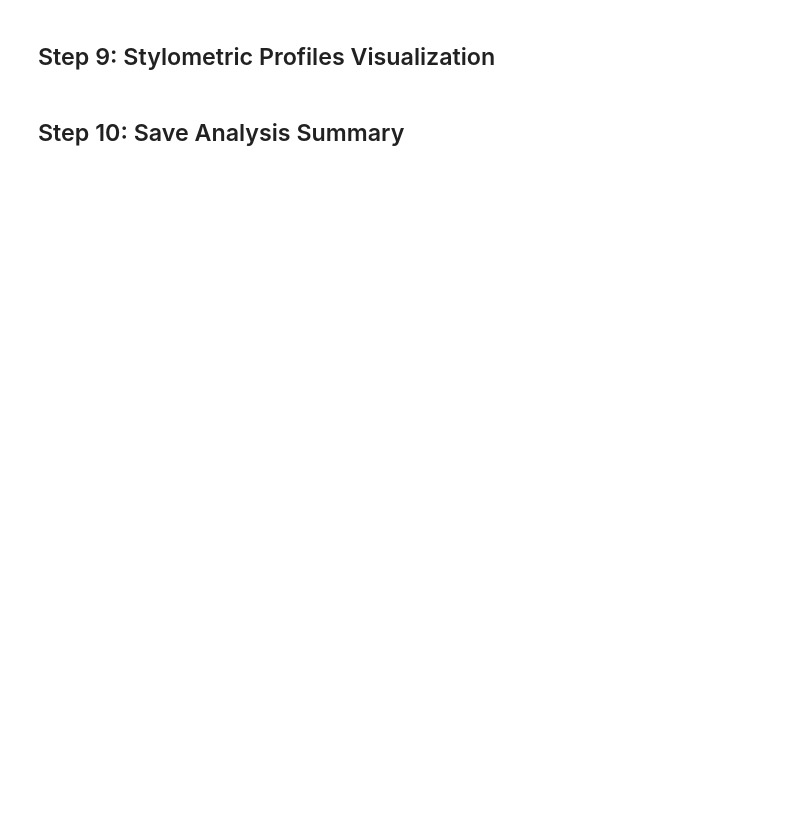
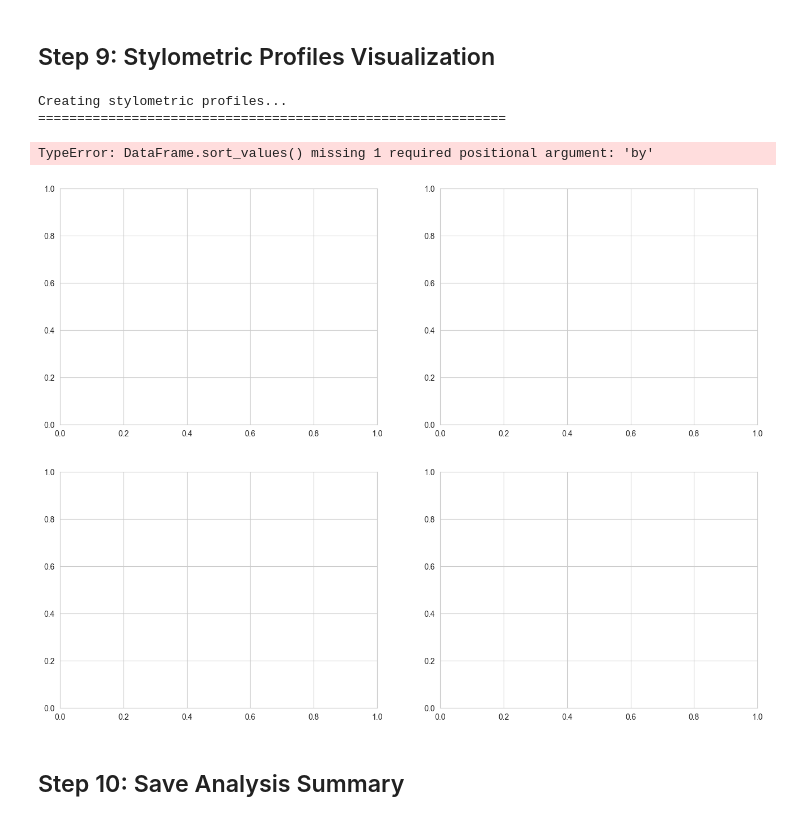
Before and after one commit to Aryaman33/songwriter-style-analysis, a Jupyter notebook: 03_exploratory_analysis.ipynb, the cells around one changed output. Drawn from its saved outputs; the diff is of its cells as text; code cells hidden in the pictures; blank space fills up the shorter version.

```diff
--- a/03_exploratory_analysis.ipynb
+++ b/03_exploratory_analysis.ipynb
@@ -271,57 +393,58 @@ print("Creating stylometric profiles...")
 print("="*60)
 
 fig, axes = plt.subplots(2, 2, figsize=(16, 12))
 
+# Calculate means for each metric
+lexical_div = df.groupby('target_songwriter')['lexical_diversity'].mean()
+avg_len = df.groupby('target_songwriter')['avg_word_length'].mean()
+word_cnt = df.groupby('target_songwriter')['word_count'].mean()
+long_ratio = df.groupby('target_songwriter')['long_word_ratio'].mean()
+
+# Sort if they're Series, otherwise just use as-is
+if isinstance(lexical_div, pd.Series):
+    lexical_div = lexical_div.sort_values()
+if isinstance(avg_len, pd.Series):
+    avg_len = avg_len.sort_values()
+if isinstance(word_cnt, pd.Series):
+    word_cnt = word_cnt.sort_values()
+if isinstance(long_ratio, pd.Series):
+    long_ratio = long_ratio.sort_values()
+
 # Plot 1: Lexical Diversity
-df.groupby('target_songwriter')['lexical_diversity'].mean().sort_values().plot(
-    kind='barh',
-    ax=axes[0, 0],
-    color='coral',
-    edgecolor='black'
-)
+lexical_div.plot(kind='barh', ax=axes[0, 0], color='coral', edgecolor='black')
 axes[0, 0].set_title('Lexical Diversity (Vocabulary Richness)', fontsize=12, fontweight='bold')
 axes[0, 0].set_xlabel('Lexical Diversity Ratio')
 axes[0, 0].grid(True, alpha=0.3)
 
 # Plot 2: Average Word Length
-df.groupby('target_songwriter')['avg_word_length'].mean().sort_values().plot(
-    kind='barh',
-    ax=axes[0, 1],
-    color='lightgreen',
-    edgecolor='black'
-)
+avg_len.plot(kind='barh', ax=axes[0, 1], color='lightgreen', edgecolor='black')
 axes[0, 1].set_title('Average Word Length', fontsize=12, fontweight='bold')
 axes[0, 1].set_xlabel('Average Characters per Word')
 axes[0, 1].grid(True, alpha=0.3)
 
 # Plot 3: Word Count
-df.groupby('target_songwriter')['word_count'].mean().sort_values().plot(
-    kind='barh',
-    ax=axes[1, 0],
-    color='plum',
-    edgecolor='black'
-)
+word_cnt.plot(kind='barh', ax=axes[1, 0], color='plum', edgecolor='black')
 axes[1, 0].set_title('Average Song Length (Word Count)', fontsize=12, fontweight='bold')
 axes[1, 0].set_xlabel('Number of Words')
 axes[1, 0].grid(True, alpha=0.3)
 
 # Plot 4: Long Word Ratio
-df.groupby('target_songwriter')['long_word_ratio'].mean().sort_values().plot(
-    kind='barh',
-    ax=axes[1, 1],
-    color='khaki',
-    edgecolor='black'
-)
+long_ratio.plot(kind='barh', ax=axes[1, 1], color='khaki', edgecolor='black')
 axes[1, 1].set_title('Long Word Usage (7+ Characters)', fontsize=12, fontweight='bold')
 axes[1, 1].set_xlabel('Ratio of Long Words')
 axes[1, 1].grid(True, alpha=0.3)
 
 plt.tight_layout()
 plt.savefig('data/stylometric_profiles.png', dpi=150, bbox_inches='tight')
 print("[SAVED] Stylometric profiles saved to data/stylometric_profiles.png")
 plt.show()
 
 print("\n" + "="*60)
+# %% [output]
+Creating stylometric profiles...
+============================================================
+TypeError: DataFrame.sort_values() missing 1 required positional argument: 'by'
+[figure, added]
 # %% [markdown]
 ## Step 10: Save Analysis Summary
 # %%
```
Also changed, not shown: parts of 9 cells of this notebook, 16 other files.
